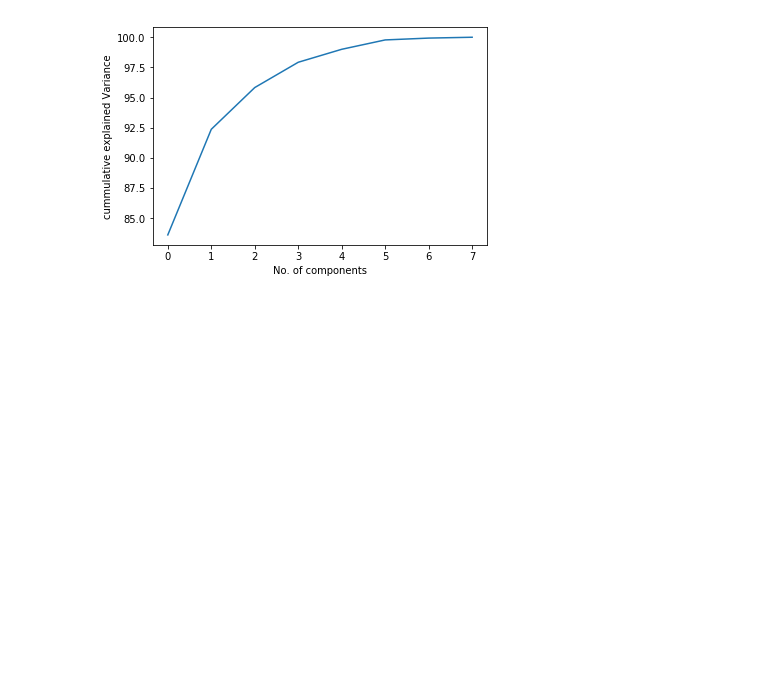
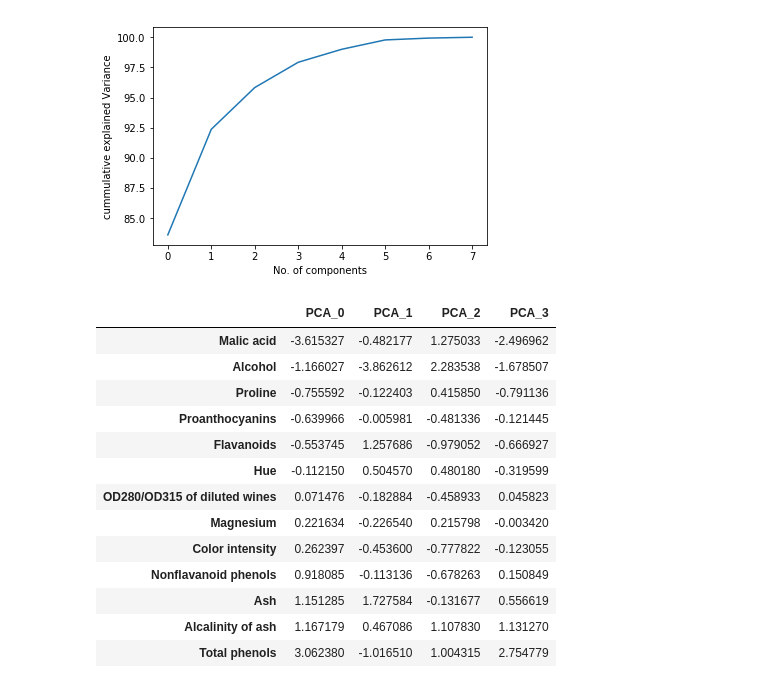
Before and after one commit to jatinj615/PCA_wine-dataset, a Jupyter notebook: Project Wine.ipynb, the cells around one changed output. Drawn from its saved outputs; the diff is of its cells as text; code cells hidden in the pictures; blank space fills up the shorter version.

Commit message:
wine pca

```diff
--- a/Project Wine.ipynb
+++ b/Project Wine.ipynb
@@ -211,3 +167,25 @@ plt.xlabel("No. of components")
 plt.ylabel("cummulative explained Variance");
 # %% [output]
 [figure]
+# %%
+res = pca.transform(X_train_sc)
+# %%
+index_name = ['PCA_'+str(k) for k in range(0, len(res))]
+# %%
+df1 = pd.DataFrame(res, columns=df.columns[1:], index=index_name)[0:4]
+df1.T.sort_values(by="PCA_0")
+# %% [output]
+|  | PCA_0 | PCA_1 | PCA_2 | PCA_3 |
+| Malic acid | -3.615327 | -0.482177 | 1.275033 | -2.496962 |
+| Alcohol | -1.166027 | -3.862612 | 2.283538 | -1.678507 |
+| Proline | -0.755592 | -0.122403 | 0.415850 | -0.791136 |
+| Proanthocyanins | -0.639966 | -0.005981 | -0.481336 | -0.121445 |
+| Flavanoids | -0.553745 | 1.257686 | -0.979052 | -0.666927 |
+| Hue | -0.112150 | 0.504570 | 0.480180 | -0.319599 |
+| OD280/OD315 of diluted wines | 0.071476 | -0.182884 | -0.458933 | 0.045823 |
+| Magnesium | 0.221634 | -0.226540 | 0.215798 | -0.003420 |
+| Color intensity | 0.262397 | -0.453600 | -0.777822 | -0.123055 |
+| Nonflavanoid phenols | 0.918085 | -0.113136 | -0.678263 | 0.150849 |
+| Ash | 1.151285 | 1.727584 | -0.131677 | 0.556619 |
+| Alcalinity of ash | 1.167179 | 0.467086 | 1.107830 | 1.131270 |
+| Total phenols | 3.062380 | -1.016510 | 1.004315 | 2.754779 |
```
Also changed, not shown: parts of 13 cells of this notebook, 1 other file.
